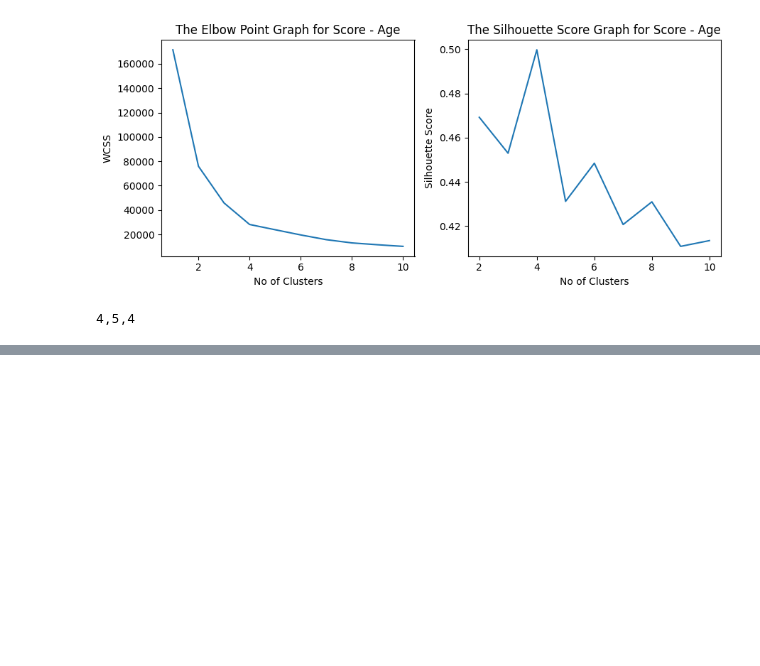
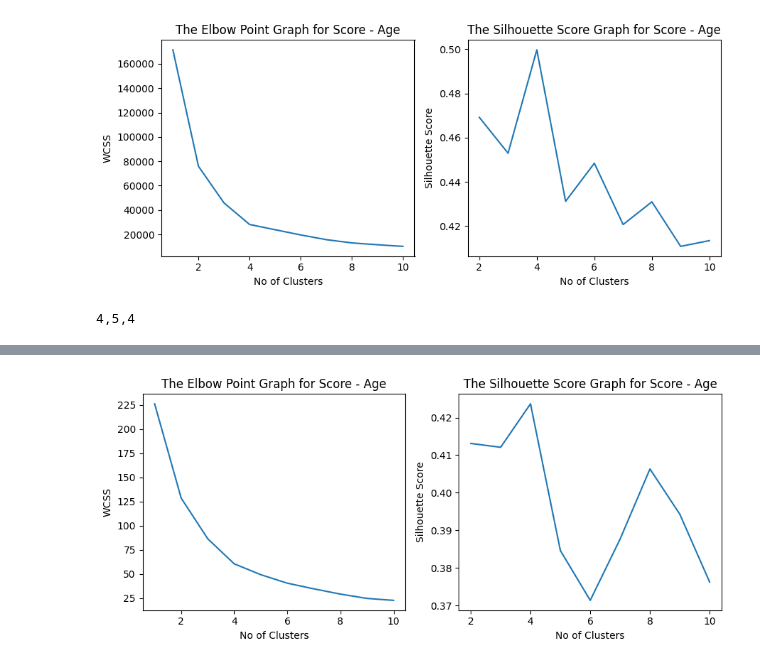
Before and after one commit to rameshboggu36/customer_segregation, a Jupyter notebook: Customer_Segregation.ipynb, the cells around one changed output, grey strips where cells are left out. Drawn from its saved outputs; the diff is of its cells as text; code cells hidden in the pictures; blank space fills up the shorter version.

```diff
--- a/Customer_Segregation.ipynb
+++ b/Customer_Segregation.ipynb
@@ -442,0 +451,21 @@ plt.show()
+# %%
+pca = PCA(n_components=2)
+X_pca = pca.fit_transform(X_scaled)
+# %%
+pca_df = pd.DataFrame(data=X_pca, columns=['PC1', 'PC2'])
+pca_df = pd.concat([mall, pca_df], axis=1)
+# %%
+pca_df = pca_df[['PC1','PC2']]
+# %%
+wcss = []
+sil_score =[]
+k_max = 10
+for i in range(1,k_max+1):
+  ###
+  kmeans = KMeans(n_clusters = i,init = 'k-means++',random_state = 42)
+  kmeans.fit(pca_df)
+  label =kmeans.labels_
+  if i>1:
+    sil_score.append(silhouette_score(pca_df, label, metric = 'euclidean'))
+  wcss.append(kmeans.inertia_)
+  #####
@@ -442,0 +474,14 @@ plt.show()
+# %%
+fig,ax = fig, axes = plt.subplots(1, 2, figsize=(9, 4))
+ax[0].plot(range(1, k_max+1), wcss)
+ax[0].set_title('The Elbow Point Graph for Score - Age')
+ax[0].set_xlabel('No of Clusters')
+ax[0].set_ylabel('WCSS')
+ax[1].plot(range(2, k_max+1), sil_score)
+ax[1].set_title('The Silhouette Score Graph for Score - Age')
+ax[1].set_xlabel('No of Clusters')
+ax[1].set_ylabel('Silhouette Score')
+plt.tight_layout()
+plt.show()
+# %% [output]
+[figure, added]
```
Also changed, not shown: parts of 9 cells of this notebook.
